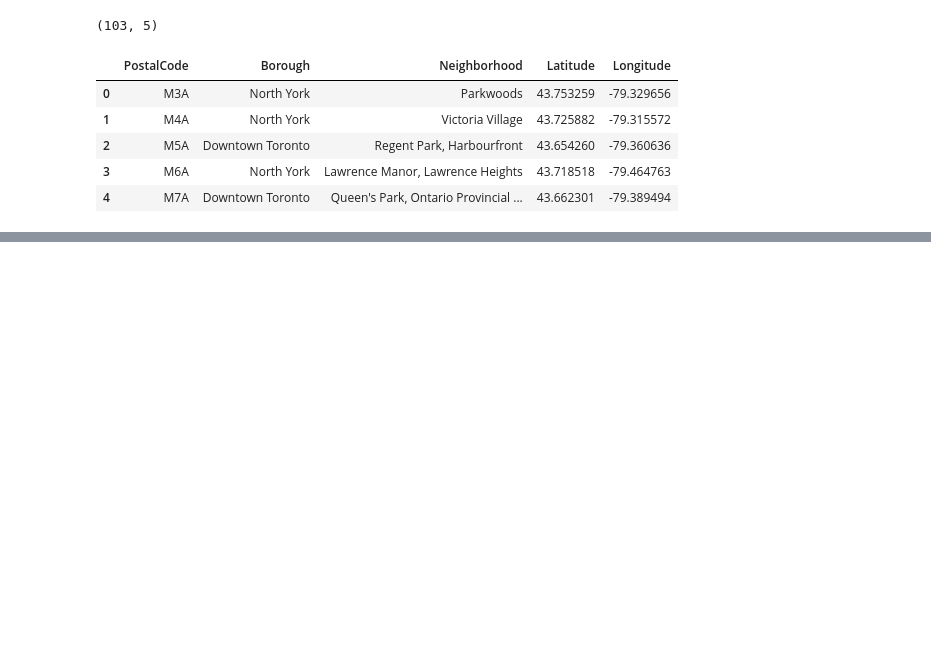
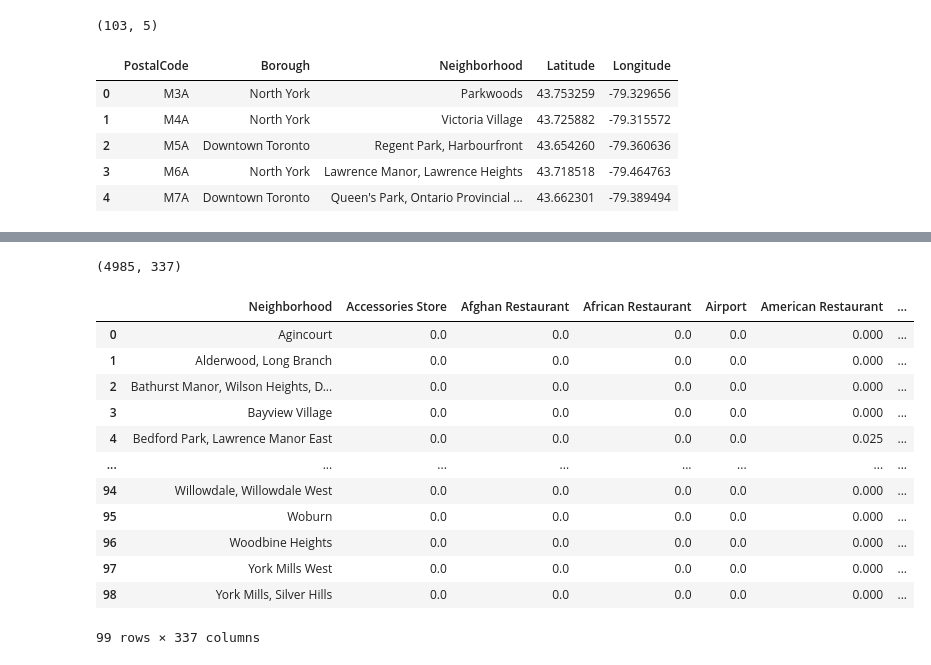
Before and after one commit to xLinkoln/ibm_DataScienceCapstone, a Jupyter notebook: IBM Data Science Capstone Project.ipynb, the cells around one changed output, grey strips where cells are left out. Drawn from its saved outputs; the diff is of its cells as text; code cells hidden in the pictures; blank space fills up the shorter version.

```diff
--- a/IBM Data Science Capstone Project.ipynb
+++ b/IBM Data Science Capstone Project.ipynb
@@ -139,0 +136,10 @@ Thank you for your time!
+# %%
+# Initialize Foresqare
+CLIENT_ID = '#' # your Foursquare ID
+CLIENT_SECRET = '#' # your Foursquare Secret
+VERSION = '20180605' # Foursquare API version
+LIMIT = 100 # A default Foursquare API limit value
+
+print('Your credentails:')
+print('CLIENT_ID: ' + CLIENT_ID)
+print('CLIENT_SECRET:' + CLIENT_SECRET)
@@ -139,0 +191,3 @@ Thank you for your time!
+# %%
+# Get venue for each neighborhood
+torronto_venues = getNearbyVenues(neighbrhd_df.Neighborhood, neighbrhd_df.Latitude, neighbrhd_df.Longitude, radius=1000)
@@ -139,0 +246,12 @@ Thank you for your time!
+# %%
+# one hot encoding
+toronto_onehot = pd.get_dummies(torronto_venues[['Venue Category']], prefix="", prefix_sep="")
+
+# add neighborhood column back to dataframe
+toronto_onehot['Neighborhood'] = torronto_venues['Neighborhood']
+
+# move neighborhood column to the first column
+fixed_columns = ['Neighborhood'] + [x for x in list(toronto_onehot.columns) if x not in ['Neighborhood']]
+toronto_onehot = toronto_onehot[fixed_columns]
+
+toronto_onehot.head()
@@ -139,0 +266,21 @@ Thank you for your time!
+# %%
+toronto_onehot.shape
+# %% [output]
+(4985, 337)
+# %%
+toronto_grouped = toronto_onehot.groupby('Neighborhood').mean().reset_index()
+toronto_grouped
+# %% [output]
+|  | Neighborhood | Accessories Store | Afghan Restaurant | African Restaurant | Airport | American Restaurant | ... |
+| 0 | Agincourt | 0.0 | 0.0 | 0.0 | 0.0 | 0.000 | ... |
+| 1 | Alderwood, Long Branch | 0.0 | 0.0 | 0.0 | 0.0 | 0.000 | ... |
+| 2 | Bathurst Manor, Wilson Heights, D... | 0.0 | 0.0 | 0.0 | 0.0 | 0.000 | ... |
+| 3 | Bayview Village | 0.0 | 0.0 | 0.0 | 0.0 | 0.000 | ... |
+| 4 | Bedford Park, Lawrence Manor East | 0.0 | 0.0 | 0.0 | 0.0 | 0.025 | ... |
+| ... | ... | ... | ... | ... | ... | ... | ... |
+| 94 | Willowdale, Willowdale West | 0.0 | 0.0 | 0.0 | 0.0 | 0.000 | ... |
+| 95 | Woburn | 0.0 | 0.0 | 0.0 | 0.0 | 0.000 | ... |
+| 96 | Woodbine Heights | 0.0 | 0.0 | 0.0 | 0.0 | 0.000 | ... |
+| 97 | York Mills West | 0.0 | 0.0 | 0.0 | 0.0 | 0.000 | ... |
+| 98 | York Mills, Silver Hills | 0.0 | 0.0 | 0.0 | 0.0 | 0.000 | ... |
+99 rows × 337 columns
```
Also changed, not shown: parts of 25 cells of this notebook.
